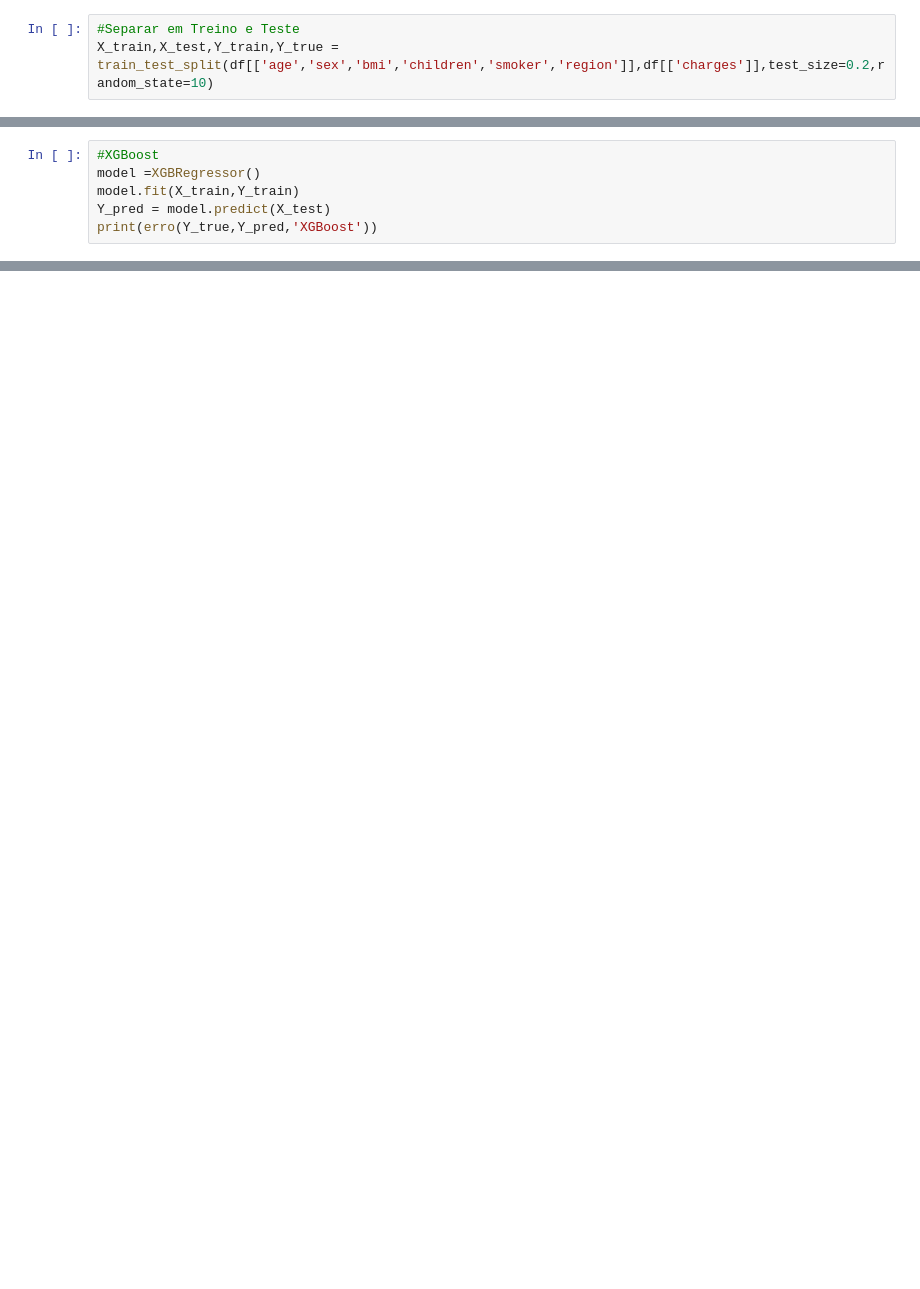
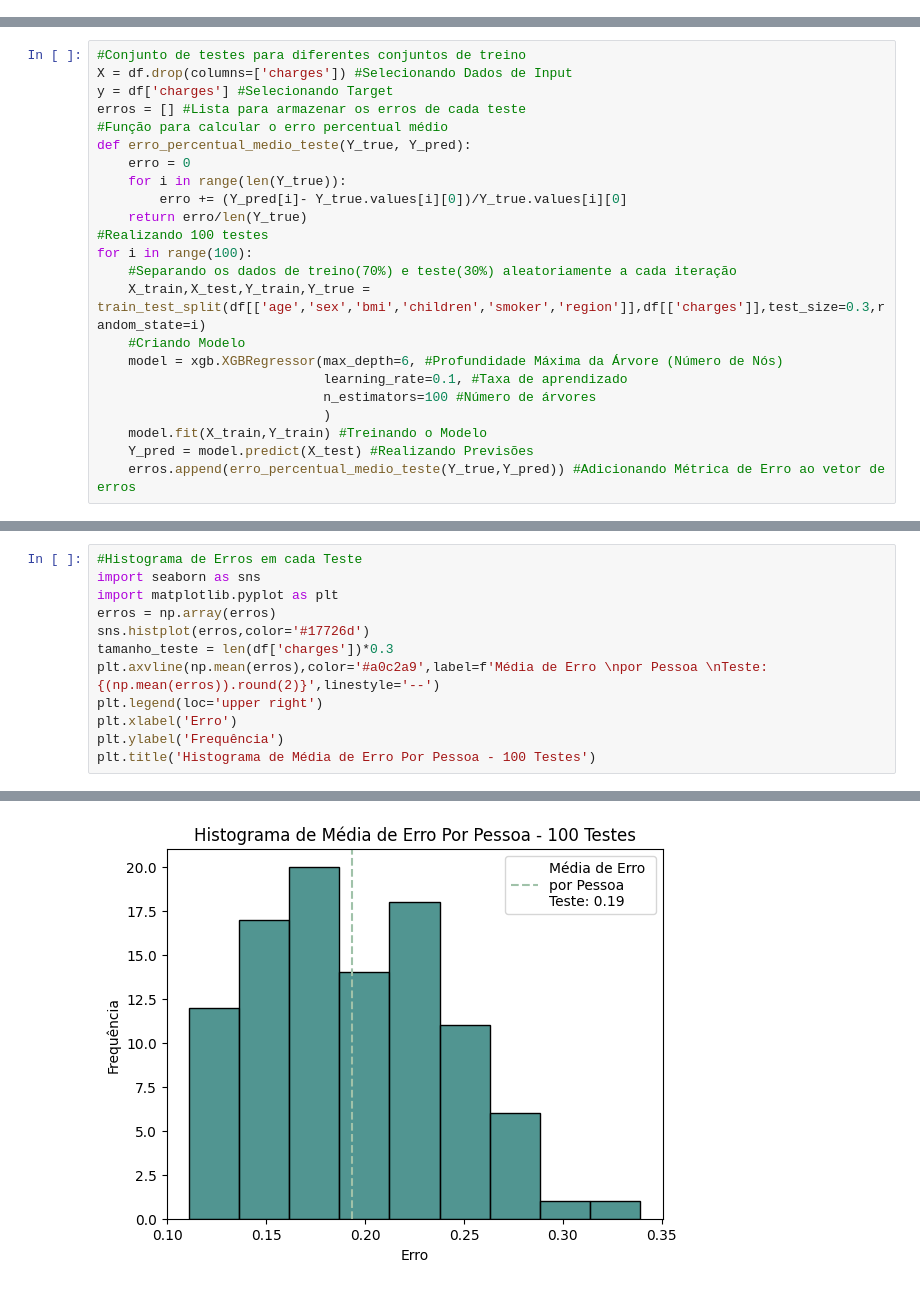
Before and after one commit to JpABrasil/predicao-sinistros, a Jupyter notebook: notebooks/notebook.ipynb, the cells around one changed output, grey strips where cells are left out. Saved outputs shown, nothing was run; the diff lists cells and outputs as text; blank space fills up the shorter version.

```diff
--- a/notebooks/notebook.ipynb
+++ b/notebooks/notebook.ipynb
@@ -26,3 +12,0 @@ def erro(Y_true, Y_pred,tipo):
-# %%
-#Separar em Treino e Teste
-X_train,X_test,Y_train,Y_true = train_test_split(df[['age','sex','bmi','children','smoker','region']],df[['charges']],test_size=0.2,random_state=10)
@@ -37,6 +12,0 @@ print(erro(Y_true,Y_pred))
-# %%
-#XGBoost
-model =XGBRegressor()
-model.fit(X_train,Y_train)
-Y_pred = model.predict(X_test)
-print(erro(Y_true,Y_pred,'XGBoost'))
@@ -66,0 +13,23 @@ model.train()
+# %%
+#Conjunto de testes para diferentes conjuntos de treino
+X = df.drop(columns=['charges']) #Selecionando Dados de Input
+y = df['charges'] #Selecionando Target
+erros = [] #Lista para armazenar os erros de cada teste
+#Função para calcular o erro percentual médio
+def erro_percentual_medio_teste(Y_true, Y_pred):
+    erro = 0
+    for i in range(len(Y_true)):
+        erro += (Y_pred[i]- Y_true.values[i][0])/Y_true.values[i][0]
+    return erro/len(Y_true)
+#Realizando 100 testes
+for i in range(100):
+    #Separando os dados de treino(70%) e teste(30%) aleatoriamente a cada iteração
+    X_train,X_test,Y_train,Y_true = train_test_split(df[['age','sex','bmi','children','smoker','region']],df[['charges']],test_size=0.3,random_state=i)
+    #Criando Modelo
+    model = xgb.XGBRegressor(max_depth=6, #Profundidade Máxima da Árvore (Número de Nós)
+                             learning_rate=0.1, #Taxa de aprendizado
+                             n_estimators=100 #Número de árvores
+                             )
+    model.fit(X_train,Y_train) #Treinando o Modelo
+    Y_pred = model.predict(X_test) #Realizando Previsões
+    erros.append(erro_percentual_medio_teste(Y_true,Y_pred)) #Adicionando Métrica de Erro ao vetor de erros
@@ -66,0 +39,13 @@ model.train()
+# %%
+#Histograma de Erros em cada Teste
+import seaborn as sns
+import matplotlib.pyplot as plt
+erros = np.array(erros)
+sns.histplot(erros,color='#17726d')
+tamanho_teste = len(df['charges'])*0.3
+plt.axvline(np.mean(erros),color='#a0c2a9',label=f'Média de Erro \npor Pessoa \nTeste: {(np.mean(erros)).round(2)}',linestyle='--')
+plt.legend(loc='upper right')
+plt.xlabel('Erro')
+plt.ylabel('Frequência')
+plt.title('Histograma de Média de Erro Por Pessoa - 100 Testes')
+# %% [output]
@@ -66,0 +53 @@ model.train()
+[figure, added]
```
Also changed, not shown: parts of 8 cells of this notebook, 4 other files.
